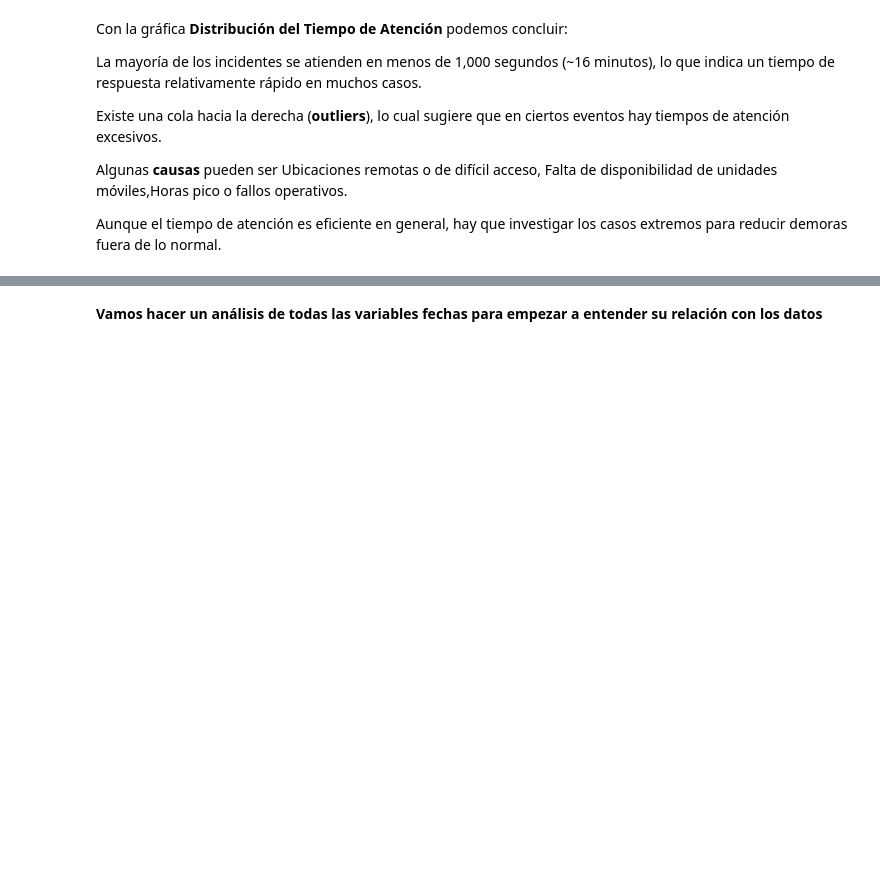
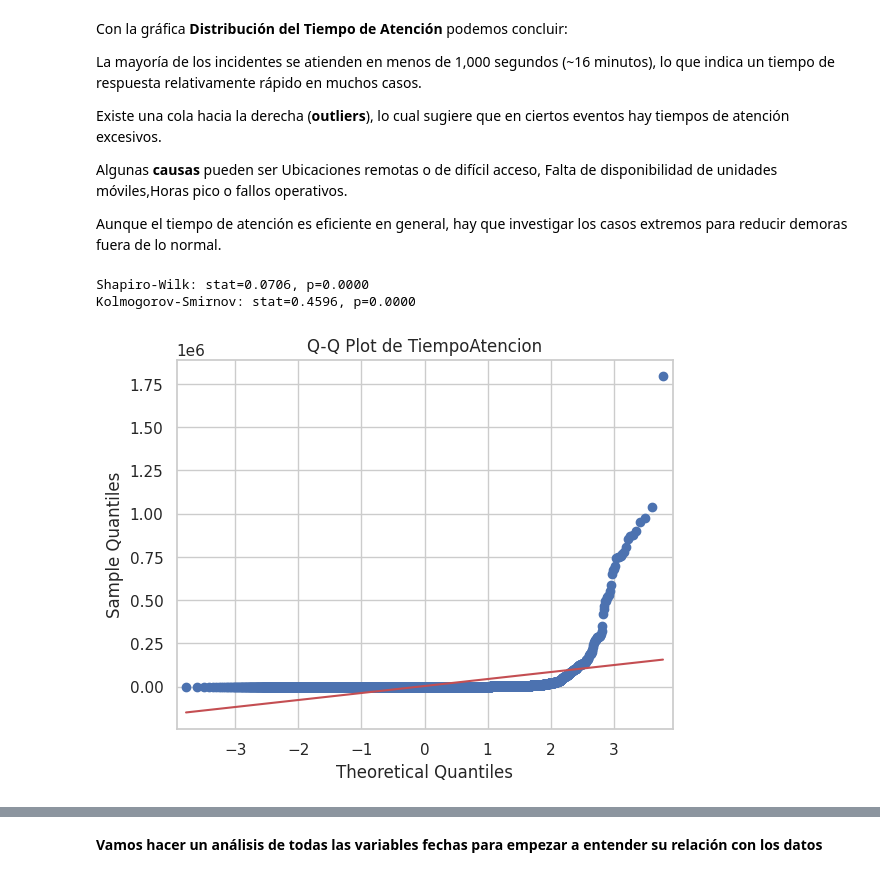
Before and after one commit to ferdilo04/Datos_Analitica, a Jupyter notebook: Monografia_2025/ME02_G7_Modelo.ipynb, the cells around one changed output, grey strips where cells are left out. Cells and saved outputs as stored; diff of their text form; code cells hidden in the pictures; blank space fills up the shorter version.

```diff
--- a/Monografia_2025/ME02_G7_Modelo.ipynb
+++ b/Monografia_2025/ME02_G7_Modelo.ipynb
@@ -812,3 +783,28 @@ Existe una cola hacia la derecha (**outliers**), lo cual sugiere que en ciertos
 Algunas **causas** pueden ser Ubicaciones remotas o de difícil acceso, Falta de disponibilidad de unidades móviles,Horas pico o fallos operativos.
 
 Aunque el tiempo de atención es eficiente en general, hay que investigar los casos extremos para reducir demoras fuera de lo normal.
+# %%
+from scipy.stats import shapiro, kstest, norm
+import seaborn as sns
+import matplotlib.pyplot as plt
+import statsmodels.api as sm
+
+# Variable de interés
+variable = df['TiempoAtencion'].dropna()
+
+# Shapiro-Wilk
+stat_shapiro, p_shapiro = shapiro(variable)
+print(f'Shapiro-Wilk: stat={stat_shapiro:.4f}, p={p_shapiro:.4f}')
+
+# Kolmogorov-Smirnov
+stat_kstest, p_kstest = kstest((variable - variable.mean()) / variable.std(), 'norm')
+print(f'Kolmogorov-Smirnov: stat={stat_kstest:.4f}, p={p_kstest:.4f}')
+
+# Q-Q Plot
+sm.qqplot(variable, line='s')
+plt.title('Q-Q Plot de TiempoAtencion')
+plt.show()
+# %% [output]
+Shapiro-Wilk: stat=0.0706, p=0.0000
+Kolmogorov-Smirnov: stat=0.4596, p=0.0000
+[figure, added]
```
Also changed, not shown: parts of 47 cells of this notebook, 1 other file.
